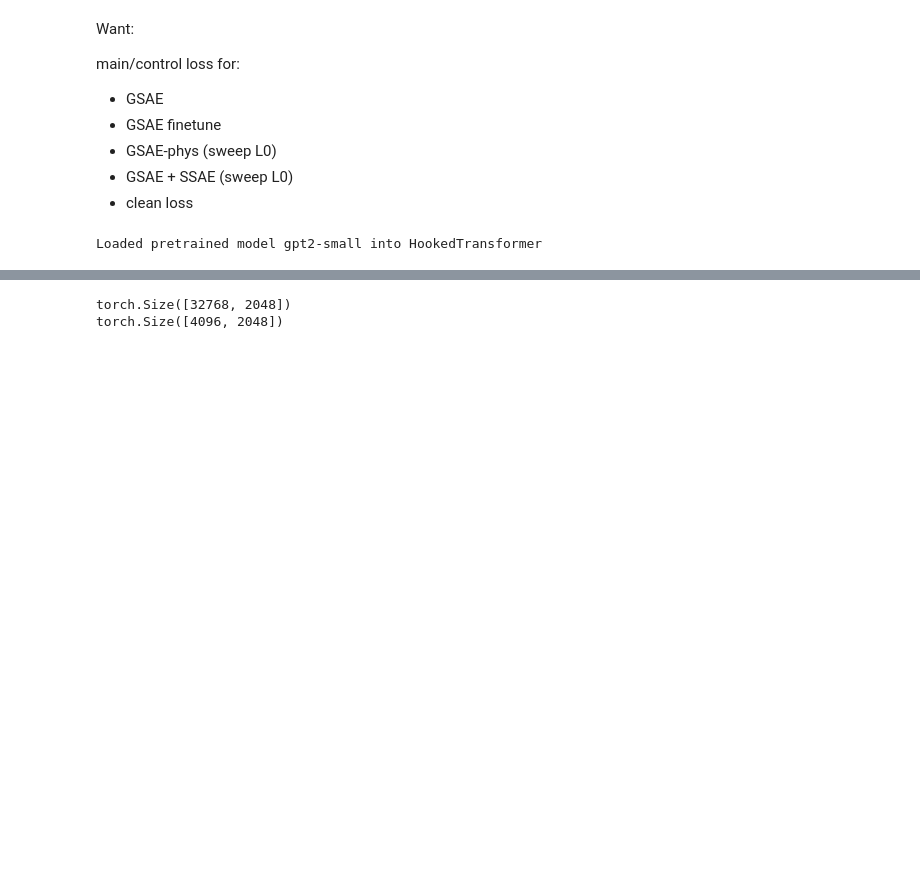
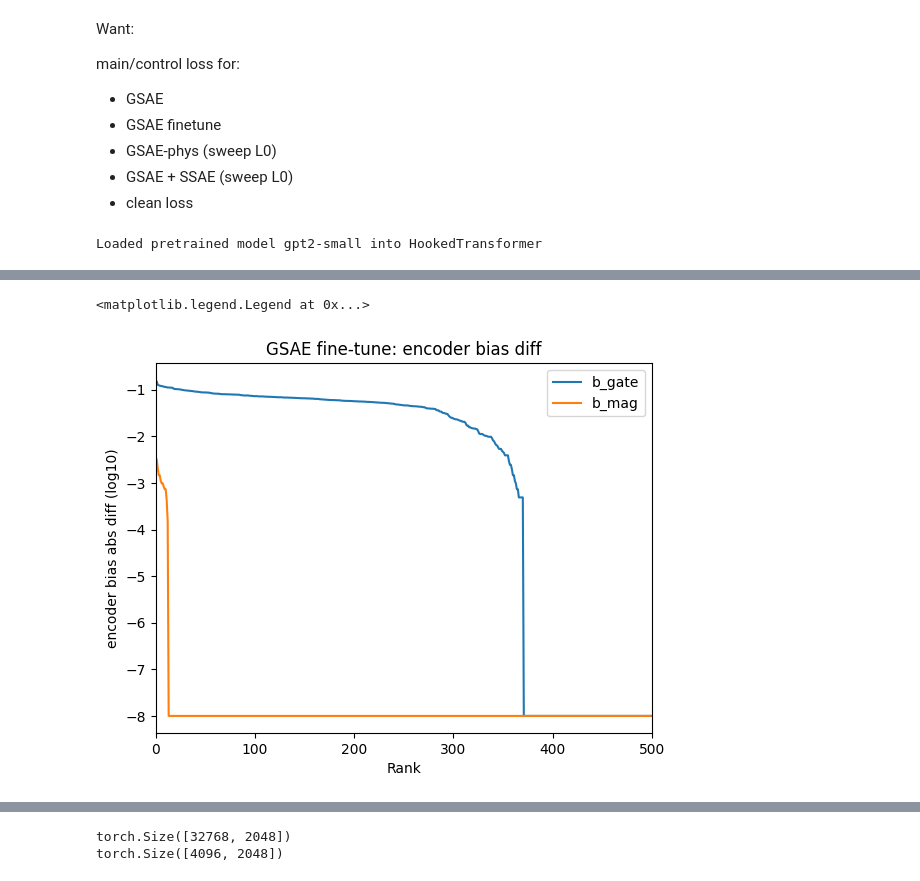
Before and after one commit to jacobcd52/specialised-SAEs, a Jupyter notebook: sae_lens/jacob/analysis.ipynb, the cells around one changed output, grey strips where cells are left out. Drawn from its saved outputs; the diff is of its cells as text; code cells hidden in the pictures; blank space fills up the shorter version.

Commit message:
final plots etc

```diff
--- a/sae_lens/jacob/analysis.ipynb
+++ b/sae_lens/jacob/analysis.ipynb
@@ -20,5 +20,5 @@ from sae_lens.jacob.load_sae_from_hf import load_sae_from_hf
 # %%
-DTYPE = "float32"
+DTYPE = "bfloat16"
 # %%
 # model = HookedTransformer.from_pretrained("gpt2-small", device="cuda", dtype=DTYPE)
 # %% [output]
@@ -62,0 +26,12 @@ temp_sae/cfg.json temp_sae/sae_weights.safetensors
+# %%
+subject = "hs_bio_cleaned"
+gsae_ft_list = [load_sae_from_hf(f"jacobcd52/gemma-2b-it-gsae-ft-{subject}",
+                                f"gsaefinetune_gemma-2b-it_layer12_{subject}_l1={l1}_expansion=16_tokens=8192000.safetensors",
+                                f"gsaefinetune_gemma-2b-it_layer12_{subject}_l1={l1}_expansion=16_tokens=8192000_cfg.json",
+                                device="cuda", dtype=DTYPE)
+            for l1 in [4, 2, 1]]
+# Load SAEs, model and dataset
+gsae = load_sae_from_hf("jacobcd52/gemma2-gsae",
+                        "sae_weights.safetensors",
+                        "cfg.json",
+                        device="cuda", dtype=DTYPE)
@@ -62,0 +55,22 @@ temp_sae/cfg.json temp_sae/sae_weights.safetensors
+# %%
+mag_diff_vals, mag_diff_inds = (gsae_ft_list[2].b_mag - gsae.b_mag).sort(descending=True)
+gate_diff_vals, gate_diff_inds = (gsae_ft_list[2].b_gate - gsae.b_gate).sort(descending=True)
+# %%
+plt.plot((gate_diff_vals.abs().detach().float()+1e-8).log10().cpu().numpy())
+plt.plot((mag_diff_vals.abs().detach().float()+1e-8).log10().cpu().numpy())
+
+# set x range
+plt.xlim(0, 500)
+
+# label x ad y axes
+plt.xlabel("Rank")
+plt.ylabel("encoder bias abs diff (log10)")
+
+#title
+plt.title("GSAE fine-tune: encoder bias diff")
+
+# add legend
+plt.legend(["b_gate", "b_mag"])
+# %% [output]
+<matplotlib.legend.Legend at 0x...>
+[figure, added]
```
Also changed, not shown: parts of 4 cells of this notebook, 6 other files.
